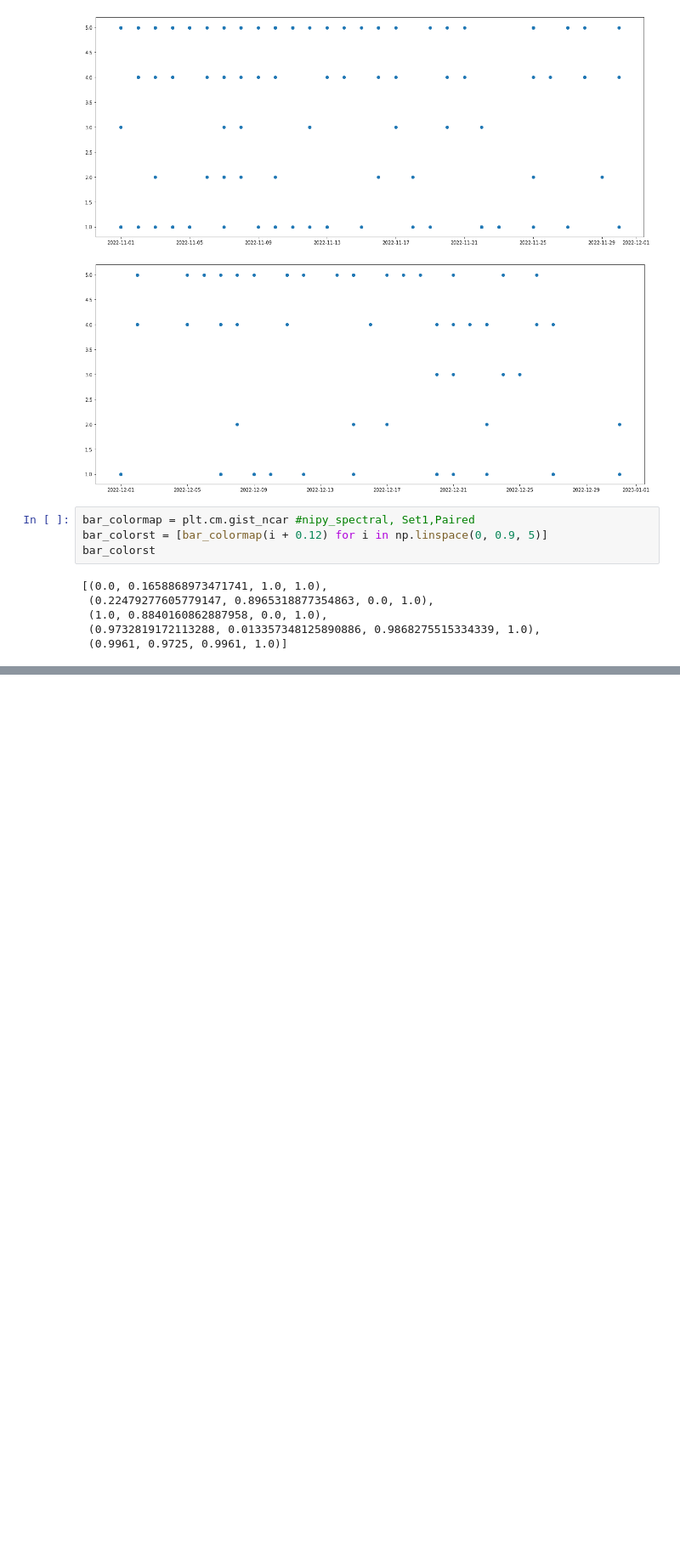
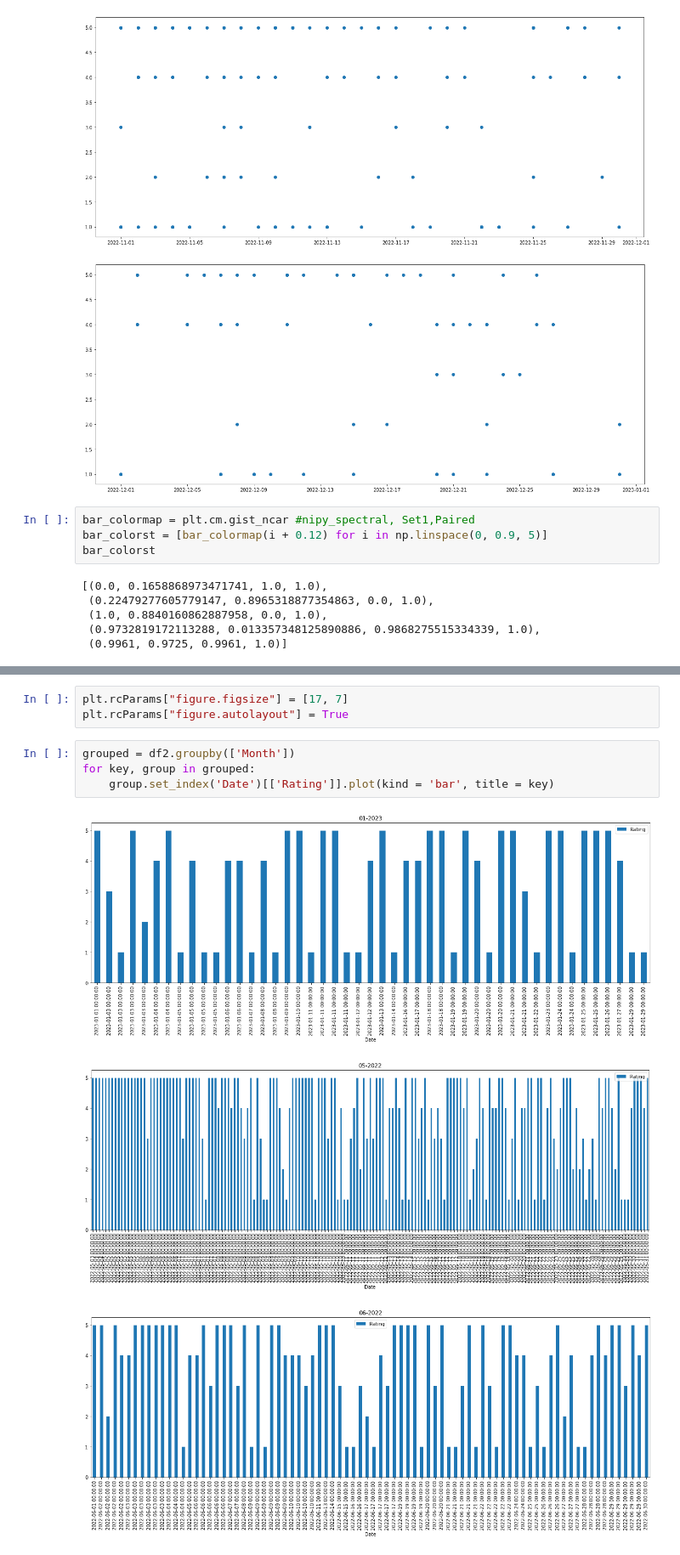
Before and after one commit to one-tonSOUP/Collecting-Amazon-Reviews-and-Analyze, a Jupyter notebook: CollectingReviewsfromAmazon.ipynb, the cells around one changed output, grey strips where cells are left out. Shown at 85% size. Cells and saved outputs as stored; diff of their text form; blank space fills up the shorter version.

```diff
--- a/CollectingReviewsfromAmazon.ipynb
+++ b/CollectingReviewsfromAmazon.ipynb
@@ -640,0 +620,11 @@ with pd.option_context('display.max_rows', None,
+# %%
+plt.rcParams["figure.figsize"] = [17, 7]
+plt.rcParams["figure.autolayout"] = True
+# %%
+grouped = df2.groupby(['Month'])
+for key, group in grouped:
+    group.set_index('Date')[['Rating']].plot(kind = 'bar', title = key)
+# %% [output]
+[figure, added]
+[figure, added]
+[figure, added]
```
Also changed, not shown: parts of 10 cells of this notebook.
